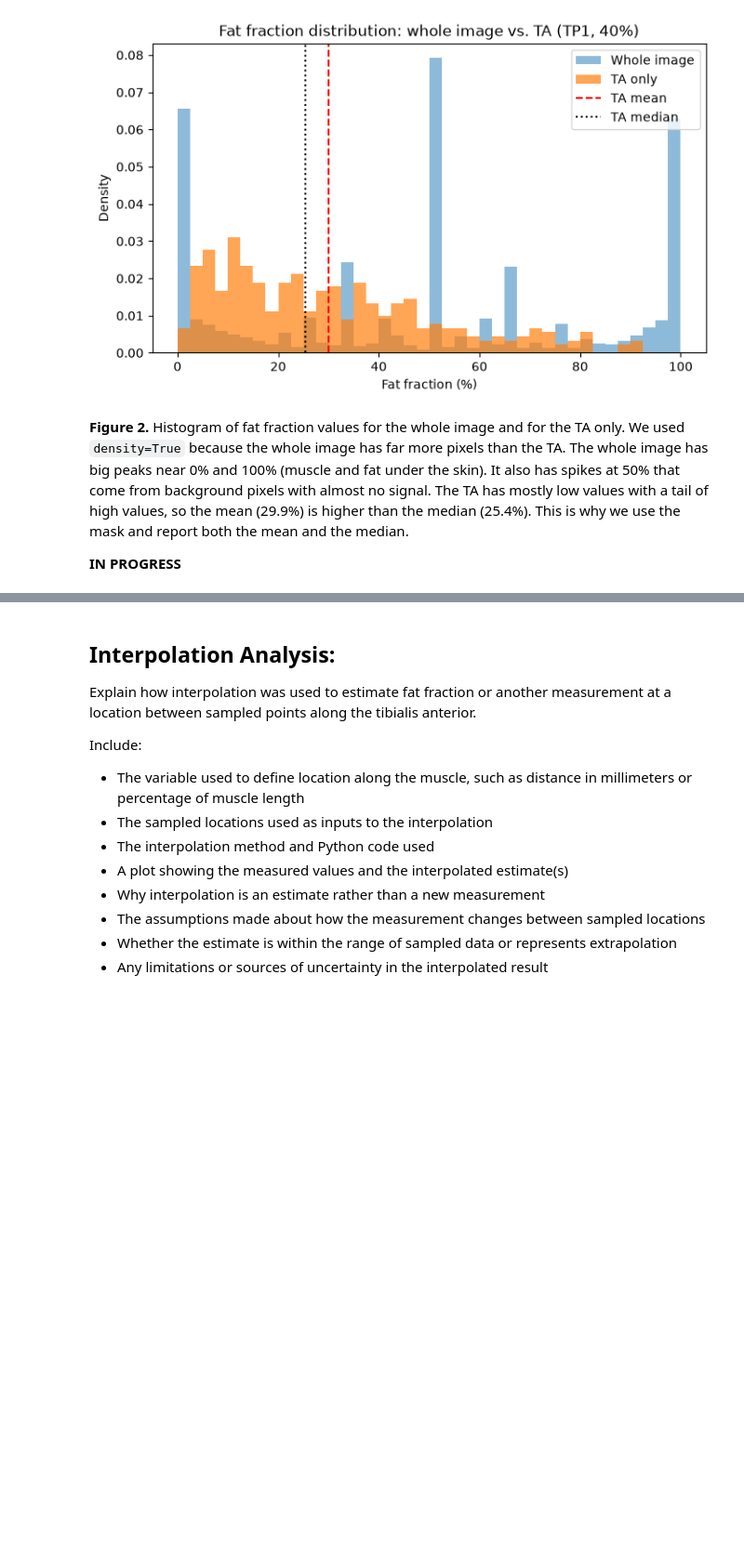
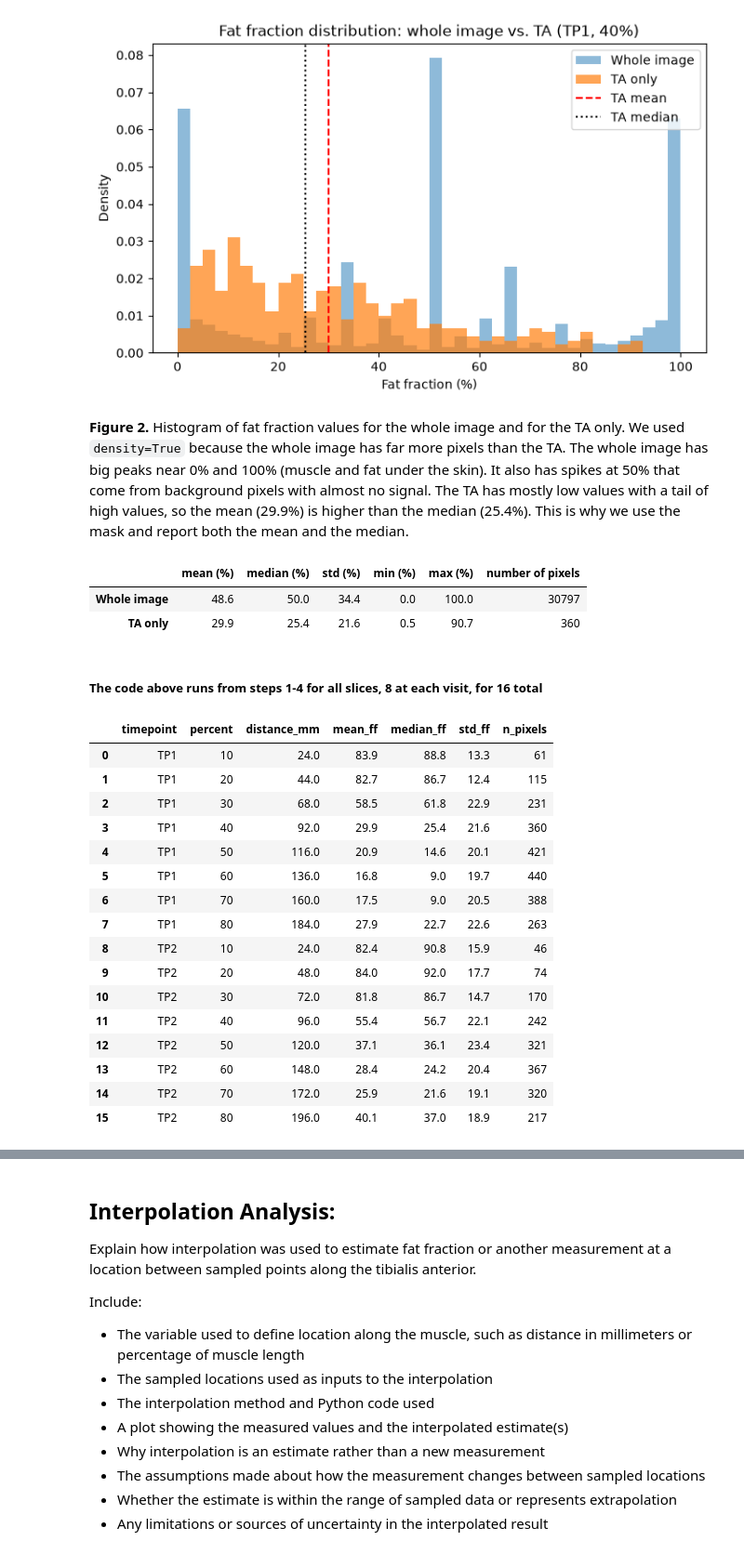
Before and after one commit to IliyaSomov-code/Module-2-Collab, a Jupyter notebook: FSHD_IliyaMakayla_Project.ipynb, the cells around one changed output, grey strips where cells are left out. Shown at 93% size. Saved outputs shown, nothing was run; the diff lists cells and outputs as text; code cells hidden in the pictures; blank space fills up the shorter version.

```diff
--- a/FSHD_IliyaMakayla_Project.ipynb
+++ b/FSHD_IliyaMakayla_Project.ipynb
@@ -281,5 +287,62 @@ plt.show()
 [figure]
 # %% [markdown]
 **Figure 2.** Histogram of fat fraction values for the whole image and for the TA only. We used `density=True` because the whole image has far more pixels than the TA. The whole image has big peaks near 0% and 100% (muscle and fat under the skin). It also has spikes at 50% that come from background pixels with almost no signal. The TA has mostly low values with a tail of high values, so the mean (29.9%) is higher than the median (25.4%). This is why we use the mask and report both the mean and the median.
-
-**IN PROGRESS**
+# %%
+def summarize_ff(values):
+    # values = 1D array of fat fraction values (%) with the empty entries removed already removed
+    return {
+        "mean (%)": np.mean(values),
+        "median (%)": np.median(values),
+        "std (%)": np.std(values),
+        "min (%)": np.min(values),
+        "max (%)": np.max(values),
+        "number of pixels": values.size,
+    }
+
+# whole_values and ta_values come from the histogram cell above
+table1 = pd.DataFrame([summarize_ff(whole_values), summarize_ff(ta_values)],
+                      index=["Whole image", "TA only"])
+table1["number of pixels"] = table1["number of pixels"].astype(int)
+table1.round(1)
+# %% [output]
+|  | mean (%) | median (%) | std (%) | min (%) | max (%) | number of pixels |
+| Whole image | 48.6 | 50.0 | 34.4 | 0.0 | 100.0 | 30797 |
+| TA only | 29.9 | 25.4 | 21.6 | 0.5 | 90.7 | 360 |
+# %% [markdown]
+##### **The code above runs from steps 1-4 for all slices, 8 at each visit, for 16 total**
+# %%
+rows = []
+for _, r in manifest.iterrows():
+    w = np.load(DATA_DIR / r["water_file"])
+    f = np.load(DATA_DIR / r["fat_file"])
+    m = np.load(DATA_DIR / r["mask_file"]).astype(bool)
+    vals = calculate_fat_fraction(w, f)[m]          # TA pixels only
+    rows.append({"timepoint": r["timepoint"],
+                 "percent": r["percent_along_muscle"],
+                 "distance_mm": r["distance_from_muscle_start_mm"],
+                 "mean_ff": np.nanmean(vals),
+                 "median_ff": np.nanmedian(vals),
+                 "std_ff": np.nanstd(vals),
+                 "n_pixels": int(m.sum())})
+
+slices = pd.DataFrame(rows)
+slices.to_csv("TA_fat_fraction_summary.csv", index=False)
+slices.round(1)
+# %% [output]
+|  | timepoint | percent | distance_mm | mean_ff | median_ff | std_ff | n_pixels |
+| 0 | TP1 | 10 | 24.0 | 83.9 | 88.8 | 13.3 | 61 |
+| 1 | TP1 | 20 | 44.0 | 82.7 | 86.7 | 12.4 | 115 |
+| 2 | TP1 | 30 | 68.0 | 58.5 | 61.8 | 22.9 | 231 |
+| 3 | TP1 | 40 | 92.0 | 29.9 | 25.4 | 21.6 | 360 |
+| 4 | TP1 | 50 | 116.0 | 20.9 | 14.6 | 20.1 | 421 |
+| 5 | TP1 | 60 | 136.0 | 16.8 | 9.0 | 19.7 | 440 |
+| 6 | TP1 | 70 | 160.0 | 17.5 | 9.0 | 20.5 | 388 |
+| 7 | TP1 | 80 | 184.0 | 27.9 | 22.7 | 22.6 | 263 |
+| 8 | TP2 | 10 | 24.0 | 82.4 | 90.8 | 15.9 | 46 |
+| 9 | TP2 | 20 | 48.0 | 84.0 | 92.0 | 17.7 | 74 |
+| 10 | TP2 | 30 | 72.0 | 81.8 | 86.7 | 14.7 | 170 |
+| 11 | TP2 | 40 | 96.0 | 55.4 | 56.7 | 22.1 | 242 |
+| 12 | TP2 | 50 | 120.0 | 37.1 | 36.1 | 23.4 | 321 |
+| 13 | TP2 | 60 | 148.0 | 28.4 | 24.2 | 20.4 | 367 |
+| 14 | TP2 | 70 | 172.0 | 25.9 | 21.6 | 19.1 | 320 |
+| 15 | TP2 | 80 | 196.0 | 40.1 | 37.0 | 18.9 | 217 |
```
Also changed, not shown: parts of 4 cells of this notebook, 1 other file.
